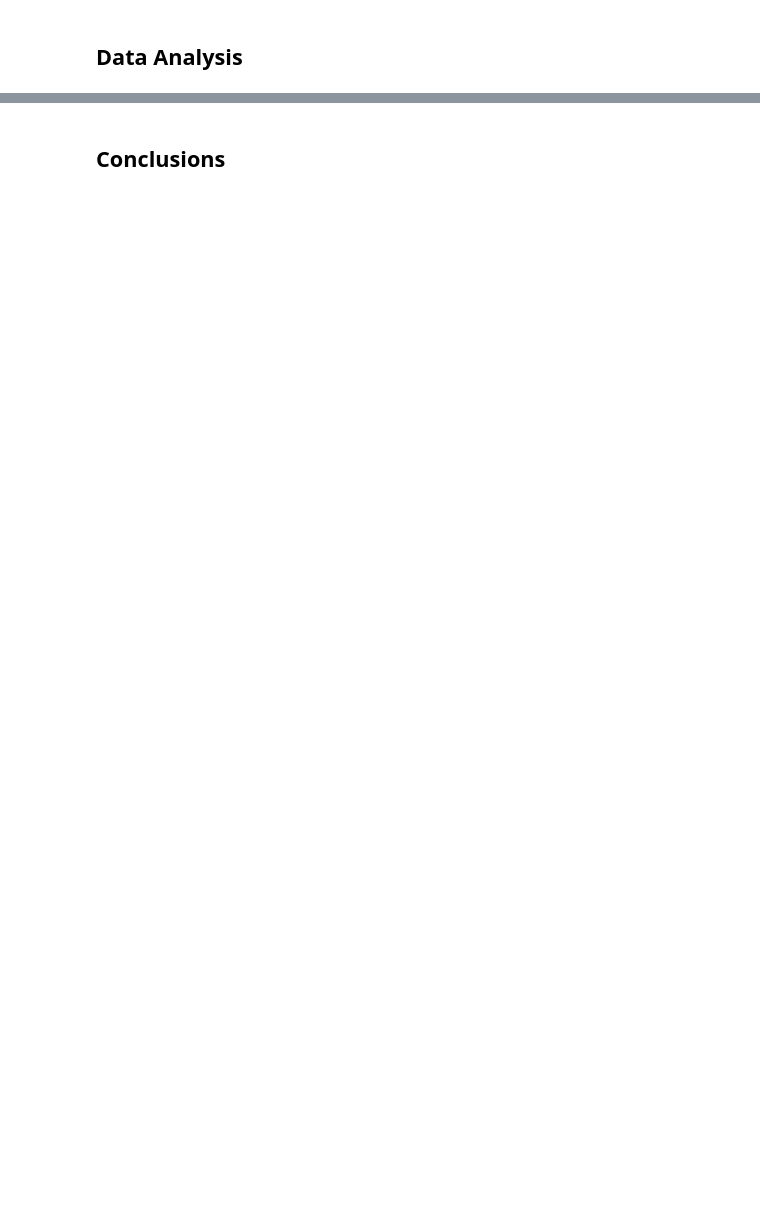
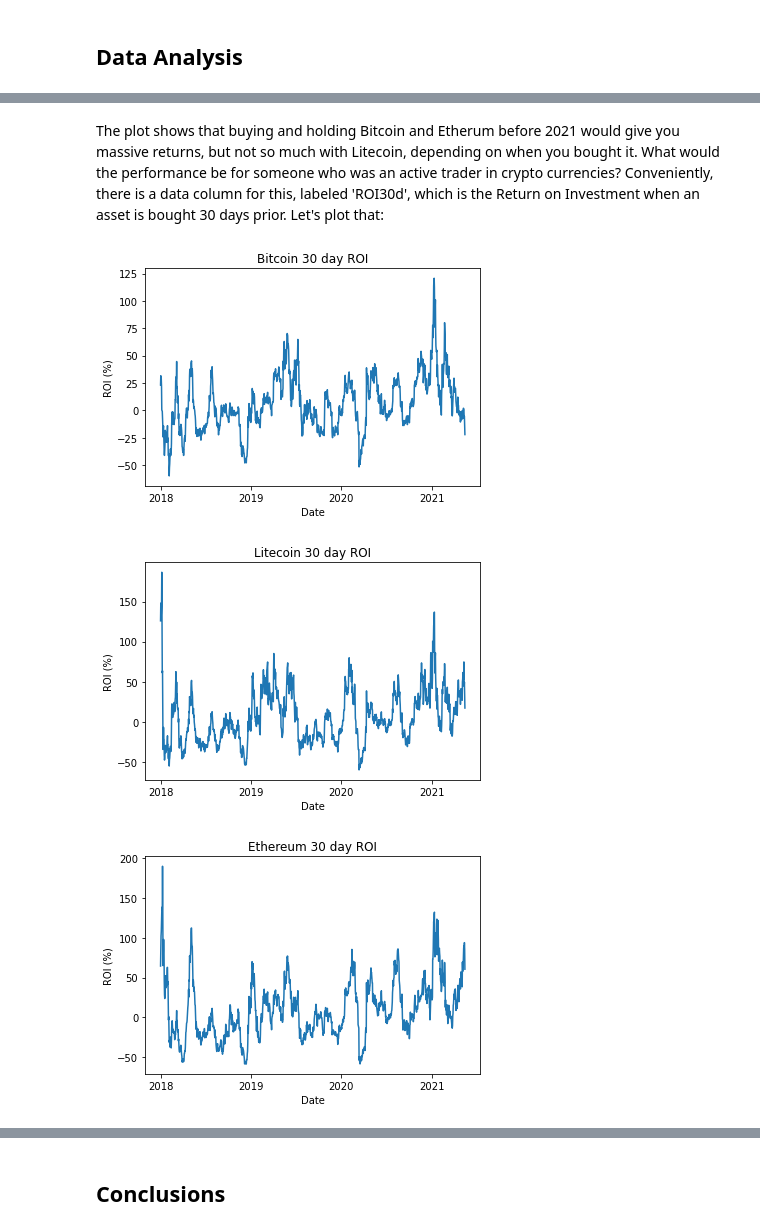
Before and after one commit to bqtphan/Analyzing-Cryptocurrencies, a Jupyter notebook: Analyzing Cryptocurrencies.ipynb, the cells around one changed output, grey strips where cells are left out. Drawn from its saved outputs; the diff is of its cells as text; code cells hidden in the pictures; blank space fills up the shorter version.

```diff
--- a/Analyzing Cryptocurrencies.ipynb
+++ b/Analyzing Cryptocurrencies.ipynb
@@ -37,0 +114,27 @@ SplyExpFut10yr
+# %% [markdown]
+The plot shows that buying and holding Bitcoin and Etherum before 2021 would give you massive returns, but not so much with Litecoin, depending on when you bought it. What would the performance be for someone who was an active trader in crypto currencies? Conveniently, there is a data column for this, labeled 'ROI30d', which is the Return on Investment when an asset is bought 30 days prior. Let's plot that:
+# %%
+plt.plot(btc_clean['date'],btc_clean['ROI30d'])
+plt.xlabel('Date')
+plt.ylabel('ROI (%)')
+plt.title('Bitcoin 30 day ROI')
+plt.xticks(['2018-01-01','2019-01-01','2020-01-01','2021-01-01'],['2018','2019','2020','2021'])
+plt.show()
+
+plt.plot(ltc_clean['date'],ltc_clean['ROI30d'])
+plt.xlabel('Date')
+plt.ylabel('ROI (%)')
+plt.title('Litecoin 30 day ROI')
+plt.xticks(['2018-01-01','2019-01-01','2020-01-01','2021-01-01'],['2018','2019','2020','2021'])
+plt.show()
+
+plt.plot(eth_clean['date'],eth_clean['ROI30d'])
+plt.xlabel('Date')
+plt.ylabel('ROI (%)')
+plt.title('Ethereum 30 day ROI')
+plt.xticks(['2018-01-01','2019-01-01','2020-01-01','2021-01-01'],['2018','2019','2020','2021'])
+plt.show()
+# %% [output]
+[figure, added]
+[figure, added]
+[figure, added]
```
Also changed, not shown: parts of 16 cells of this notebook.
